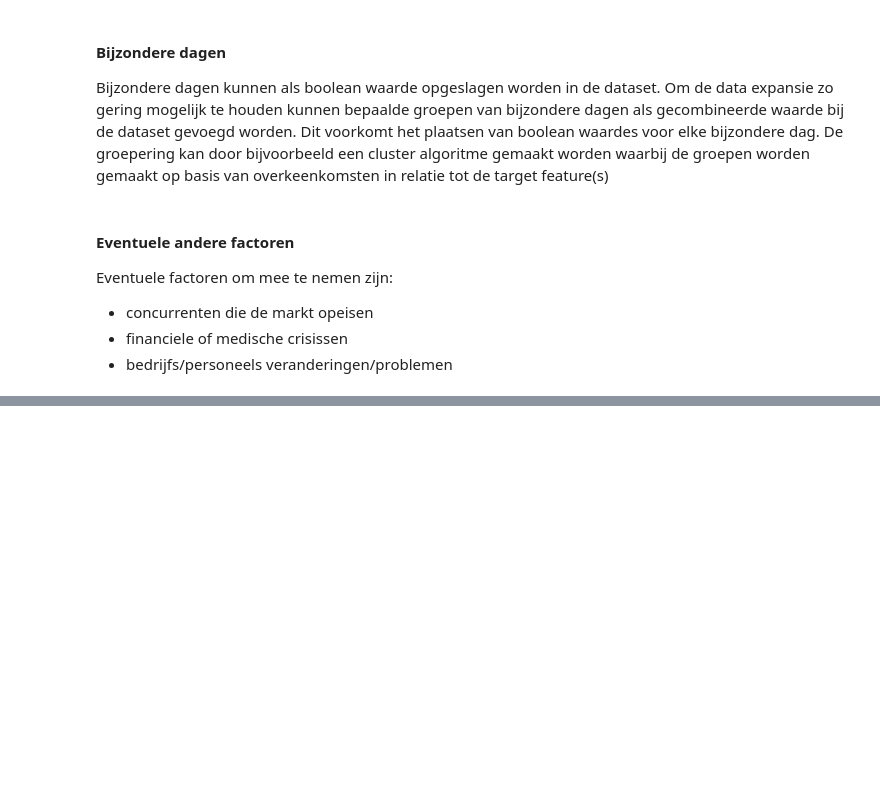
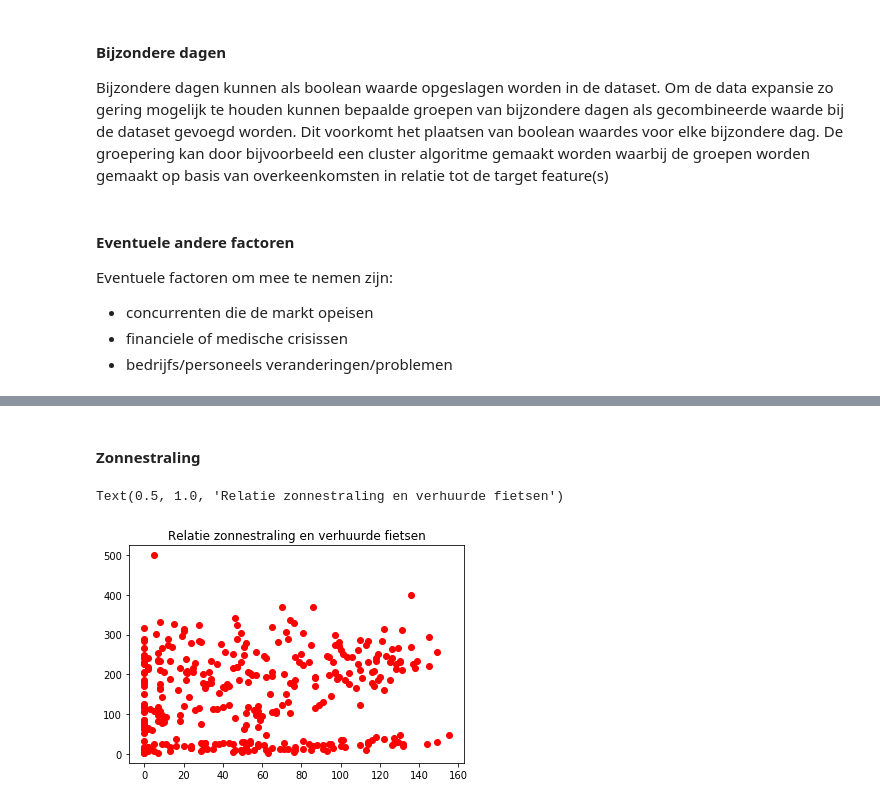
Before and after one commit to vlreinier/DIP, a Jupyter notebook: FlickBike.ipynb, the cells around one changed output, grey strips where cells are left out. Saved outputs shown, nothing was run; the diff lists cells and outputs as text; code cells hidden in the pictures; blank space fills up the shorter version.

```diff
--- a/FlickBike.ipynb
+++ b/FlickBike.ipynb
@@ -76,0 +85,9 @@ Als laatst kan ook nog gekeken worden naar plekken waar weinig fietsen gebruikt
+# %% [markdown]
+#### Zonnestraling
+# %%
+df_weer_verhuur.sort_values("SQ",inplace=True)
+plt.plot(df_weer_verhuur["SQ"],df_weer_verhuur["amount_of_bikes"],'ro')
+plt.title("Relatie zonnestraling en verhuurde fietsen")
+# %% [output]
+Text(0.5, 1.0, 'Relatie zonnestraling en verhuurde fietsen')
+[figure, added]
```
Also changed, not shown: parts of 22 cells of this notebook.
